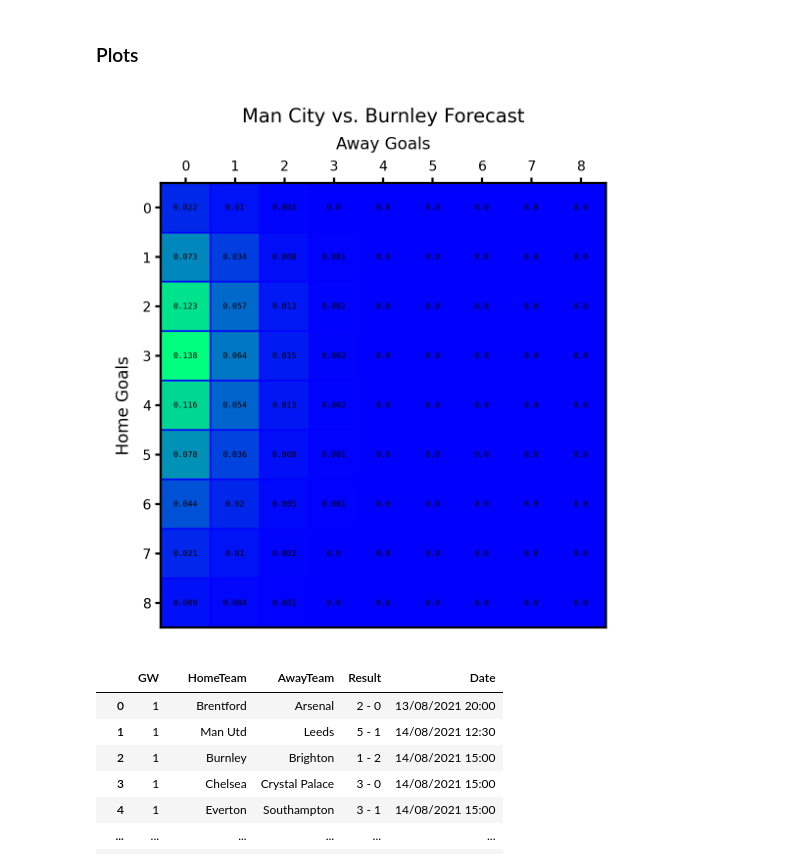
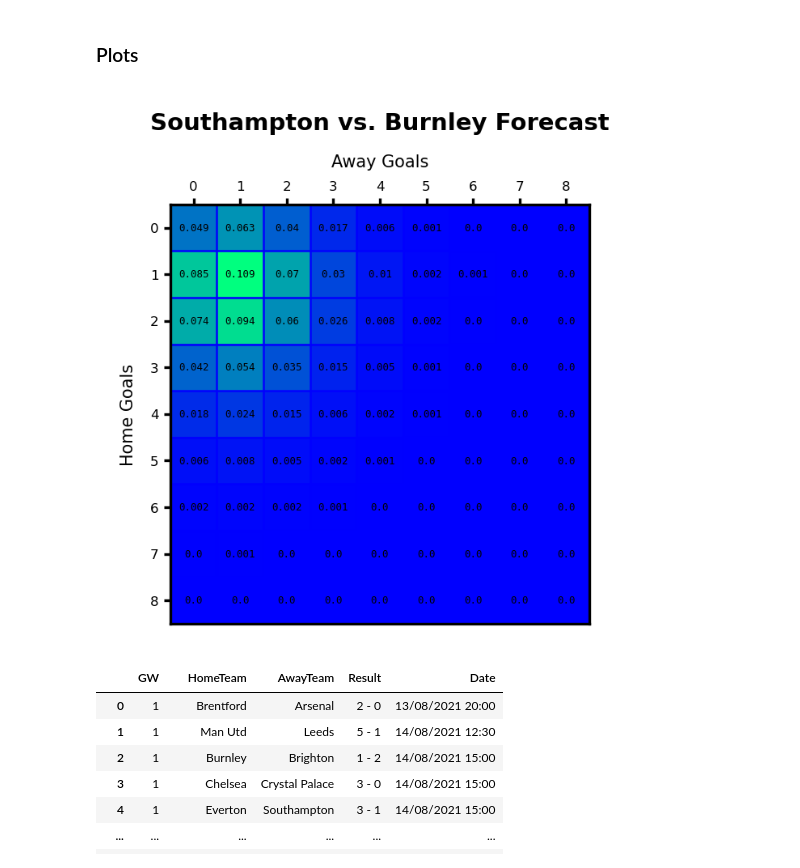
Before and after one commit to roncv/FootballForecasting, a Jupyter notebook: FootballForecasting.ipynb, the cells around one changed output. Drawn from its saved outputs; the diff is of its cells as text; code cells hidden in the pictures.

```diff
--- a/FootballForecasting.ipynb
+++ b/FootballForecasting.ipynb
@@ -402,7 +434,7 @@ def goal_matrix(homeTeam, awayTeam):
     goals = [0, 1, 2, 3, 4, 5, 6, 7, 8]
 
     # Plot figure
-    fig, ax = plt.subplots(figsize=(3, 3), dpi=400)
+    fig, ax = plt.subplots(figsize=(2.5, 2.5), dpi=300)
     fig.tight_layout()
     im = ax.imshow(x, cmap="winter")
 
@@ -415,43 +447,43 @@ def goal_matrix(homeTeam, awayTeam):
 
     # Set ticks and paremeters
     ax.set_yticks(np.arange(len(goals)))
-    ax.set_yticklabels(goals, fontsize=5)
+    ax.set_yticklabels(goals, fontsize=4)
 
     ax.xaxis.tick_top()
     ax.set_xticks(np.arange(len(goals)))
-    ax.set_xticklabels(goals, fontsize=5)
+    ax.set_xticklabels(goals, fontsize=4)
 
     ax.tick_params(axis='both', which='major', length=2, pad=1.5)
 
-    ax.set_ylabel('Home Goals', fontsize=6) # axes label (y)
-    ax.set_xlabel('Away Goals', fontsize=6)
+    ax.set_ylabel('Home Goals', fontsize=5) # axes label (y)
+    ax.set_xlabel('Away Goals', fontsize=5)
     ax.xaxis.set_label_position('top')
 
     # * Set this to the Home vs Away teams
-    ax.set_title('Chelsea vs Sunderland Forecast',fontsize=7, y=1.1)
-    ax.set_title(str(homeTeam) + " vs. " + str(awayTeam) + " Forecast",fontsize=7, y=1.1)
+    ax.set_title(str(homeTeam) + " vs. " + str(awayTeam) + " Forecast",
+                 fontsize=7, y=1.13, weight='bold')
 
     # *rename this variable
     # Rounding probabilites to add to the plot
     rounded = x.tolist()
     rounded3 = []
     for z in rounded:
         rounded2 = [round(x, 3) for x in z]
         rounded3.append(rounded2)
     rounded3 = np.array(rounded3)
 
     for i in range(len(goals)):
         for j in range(len(goals)):
             text = ax.text(j, i, rounded3[i, j],
                            ha="center", va="center", color="black", fontsize=3,
                            fontfamily='monospace')
 
     plt.show()
 
 
-goal_matrix('Man City', 'Burnley')
+goal_matrix('Southampton', 'Burnley')
 # %% [output]
-[figure, old version]
+[figure, new version]
 # %%
 # Define a function to get the seasons fixtures from csv
 def get_epl_fixtures(season):
```
Also changed, not shown: parts of 16 cells of this notebook, 1 other file.
